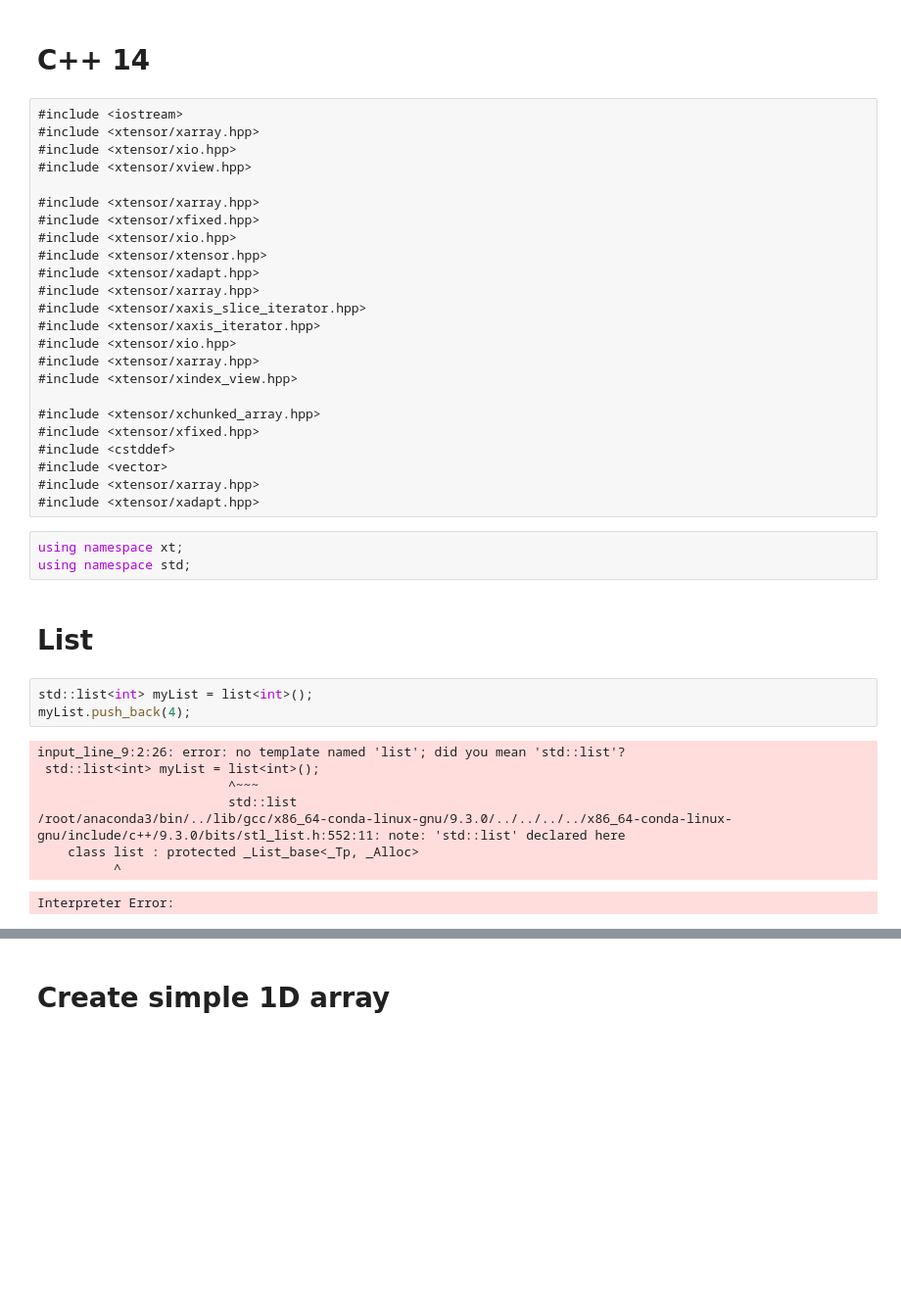
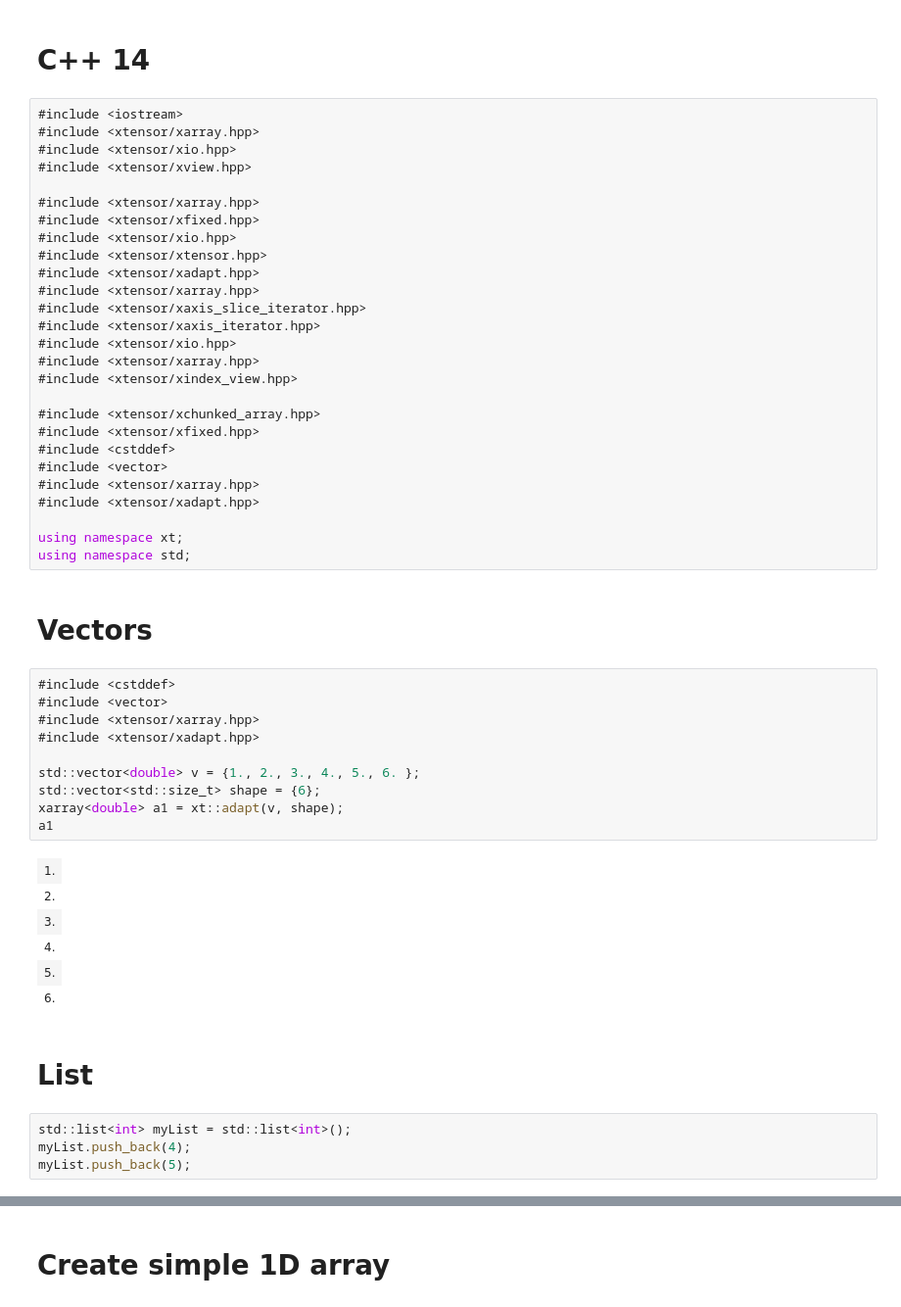
Before and after one commit to arek544/DBSCAN, a Jupyter notebook: cpp/Tutorial-Cpp.ipynb, the cells around one changed output, grey strips where cells are left out. Shown at 98% size. Cells and saved outputs as stored; diff of their text form; blank space fills up the shorter version.

```diff
--- a/cpp/Tutorial-Cpp.ipynb
+++ b/cpp/Tutorial-Cpp.ipynb
@@ -24,20 +24,31 @@
 #include <vector>
 #include <xtensor/xarray.hpp>
 #include <xtensor/xadapt.hpp>
+
+using namespace xt;
+using namespace std;
-# %%
-using namespace xt;
-using namespace std;
+# %% [markdown]
+# Vectors
+# %%
+#include <cstddef>
+#include <vector>
+#include <xtensor/xarray.hpp>
+#include <xtensor/xadapt.hpp>
+
+std::vector<double> v = {1., 2., 3., 4., 5., 6. };
+std::vector<std::size_t> shape = {6};
+xarray<double> a1 = xt::adapt(v, shape);
+a1
+# %% [output]
+| 1. |
+| 2. |
+| 3. |
+| 4. |
+| 5. |
+| 6. |
 # %% [markdown]
 # List
 # %%
-std::list<int> myList = list<int>();
+std::list<int> myList = std::list<int>();
 myList.push_back(4);
+myList.push_back(5);
-# %% [output]
-input_line_9:2:26: error: no template named 'list'; did you mean 'std::list'?
- std::list<int> myList = list<int>();
-                         ^~~~
-                         std::list
-/root/anaconda3/bin/../lib/gcc/x86_64-conda-linux-gnu/9.3.0/../../../../x86_64-conda-linux-gnu/include/c++/9.3.0/bits/stl_list.h:552:11: note: 'std::list' declared here
-    class list : protected _List_base<_Tp, _Alloc>
-          ^
-Interpreter Error:
```
Also changed, not shown: parts of 36 cells of this notebook.
